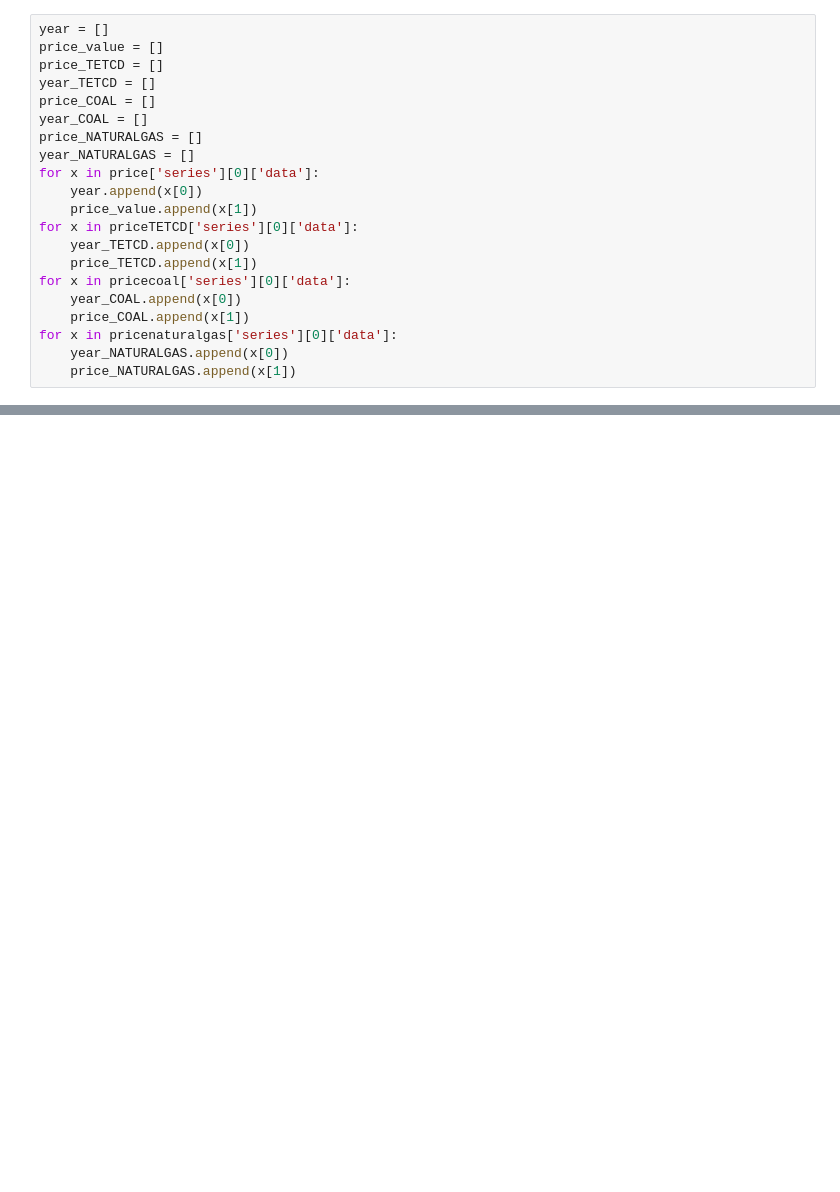
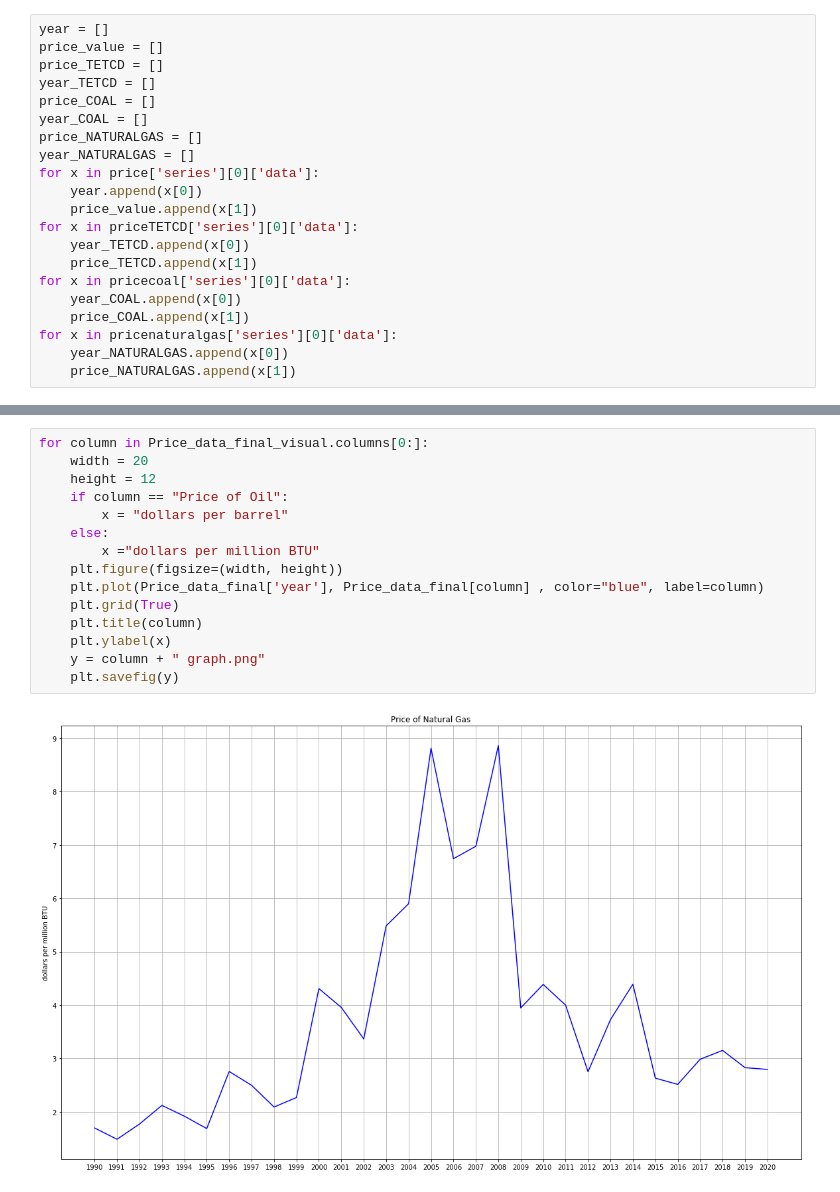
Before and after one commit to us-energy-analysis/Energy-analysis, a Jupyter notebook: Energy_Project_WTICO_Price.ipynb, the cells around one changed output, grey strips where cells are left out. Cells and saved outputs as stored; diff of their text form; blank space fills up the shorter version.

```diff
--- a/Energy_Project_WTICO_Price.ipynb
+++ b/Energy_Project_WTICO_Price.ipynb
@@ -92,0 +105,17 @@ plt.show()
+# %%
+for column in Price_data_final_visual.columns[0:]:
+    width = 20
+    height = 12
+    if column == "Price of Oil":
+        x = "dollars per barrel"
+    else:
+        x ="dollars per million BTU"
+    plt.figure(figsize=(width, height))
+    plt.plot(Price_data_final['year'], Price_data_final[column] , color="blue", label=column)
+    plt.grid(True)
+    plt.title(column)
+    plt.ylabel(x)
+    y = column + " graph.png"
+    plt.savefig(y)
+# %% [output]
+[figure, added]
```
Also changed, not shown: parts of 6 cells of this notebook.
